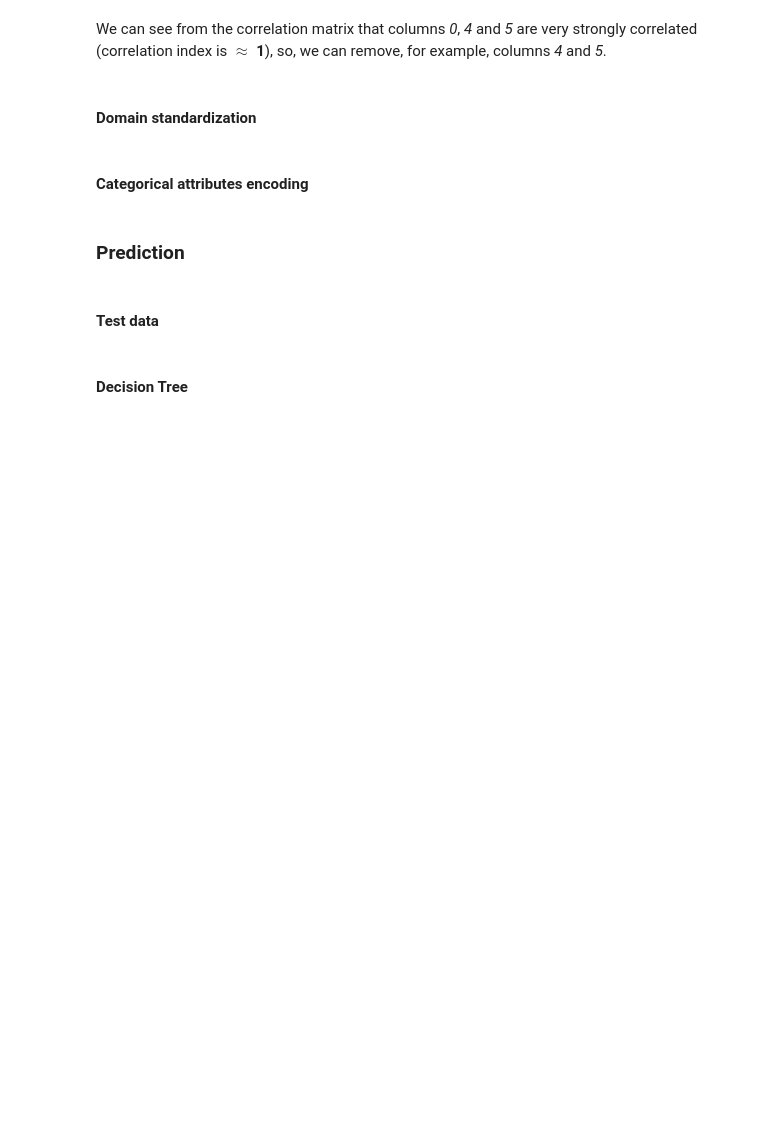
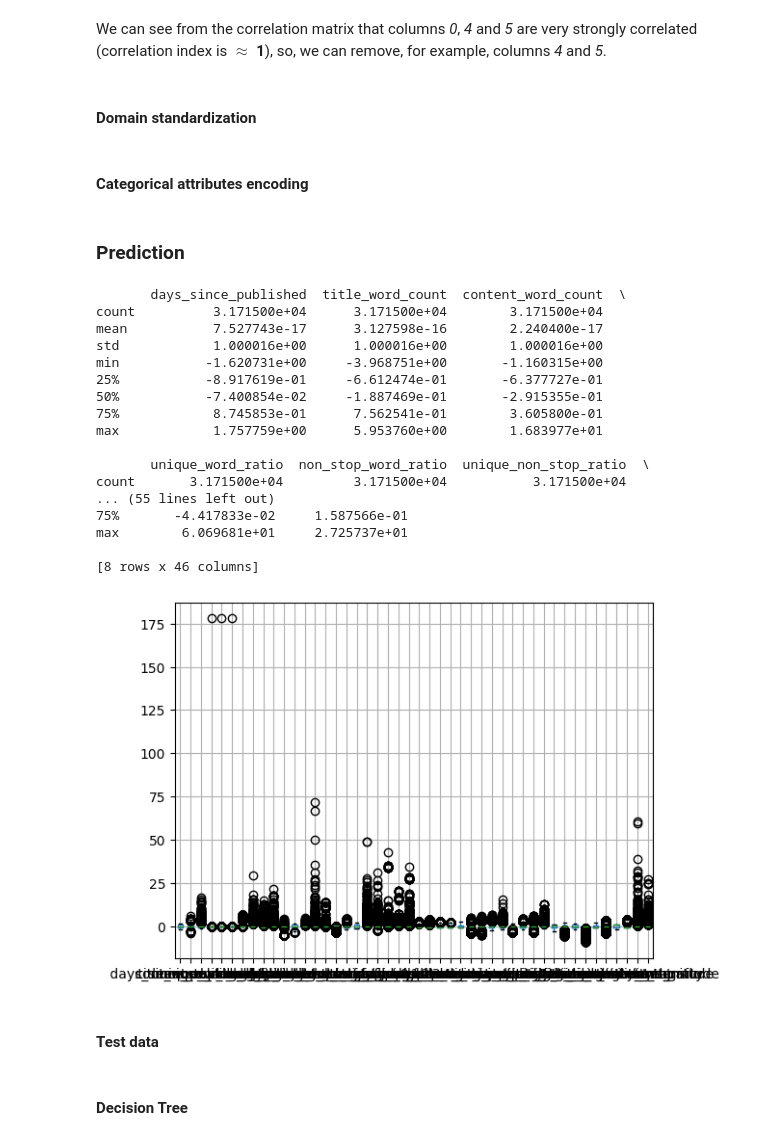
Before and after one commit to alx-sima/ml, a Jupyter notebook: main.ipynb, the cells around one changed output. Cells and saved outputs as stored; diff of their text form; code cells hidden in the pictures; blank space fills up the shorter version.

```diff
--- a/main.ipynb
+++ b/main.ipynb
@@ -613,7 +621,26 @@ train_labels = encode_labels(train_labels)
 ### Prediction
 # %%
 train_data = pd.concat([num_train_data, cat_train_data], axis=1)
-print(train_data)
+print_numerical_info(train_data)
+# %% [output]
+       days_since_published  title_word_count  content_word_count  \
+count          3.171500e+04      3.171500e+04        3.171500e+04
+mean           7.527743e-17      3.127598e-16        2.240400e-17
+std            1.000016e+00      1.000016e+00        1.000016e+00
+min           -1.620731e+00     -3.968751e+00       -1.160315e+00
+25%           -8.917619e-01     -6.612474e-01       -6.377727e-01
+50%           -7.400854e-02     -1.887469e-01       -2.915355e-01
+75%            8.745853e-01      7.562541e-01        3.605800e-01
+max            1.757759e+00      5.953760e+00        1.683977e+01
+
+       unique_word_ratio  non_stop_word_ratio  unique_non_stop_ratio  \
+count       3.171500e+04         3.171500e+04           3.171500e+04
+... (55 lines left out)
+75%       -4.417833e-02     1.587566e-01
+max        6.069681e+01     2.725737e+01
+
+[8 rows x 46 columns]
+[figure, added]
 # %% [markdown]
 #### Test data
 # %%
```
Also changed, not shown: parts of 31 cells of this notebook.
